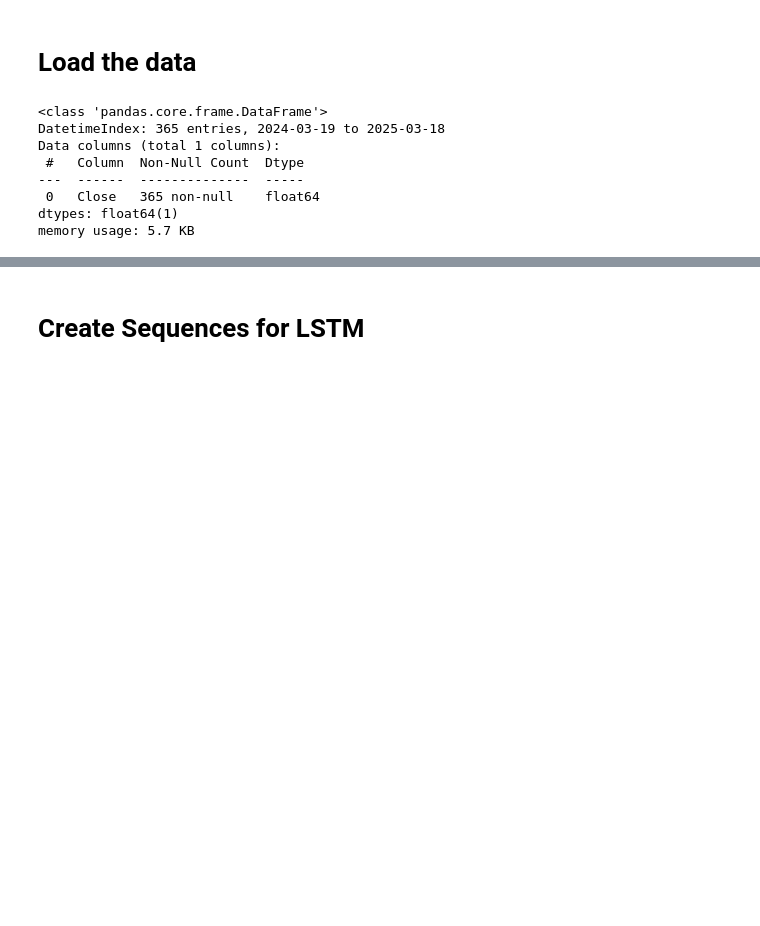
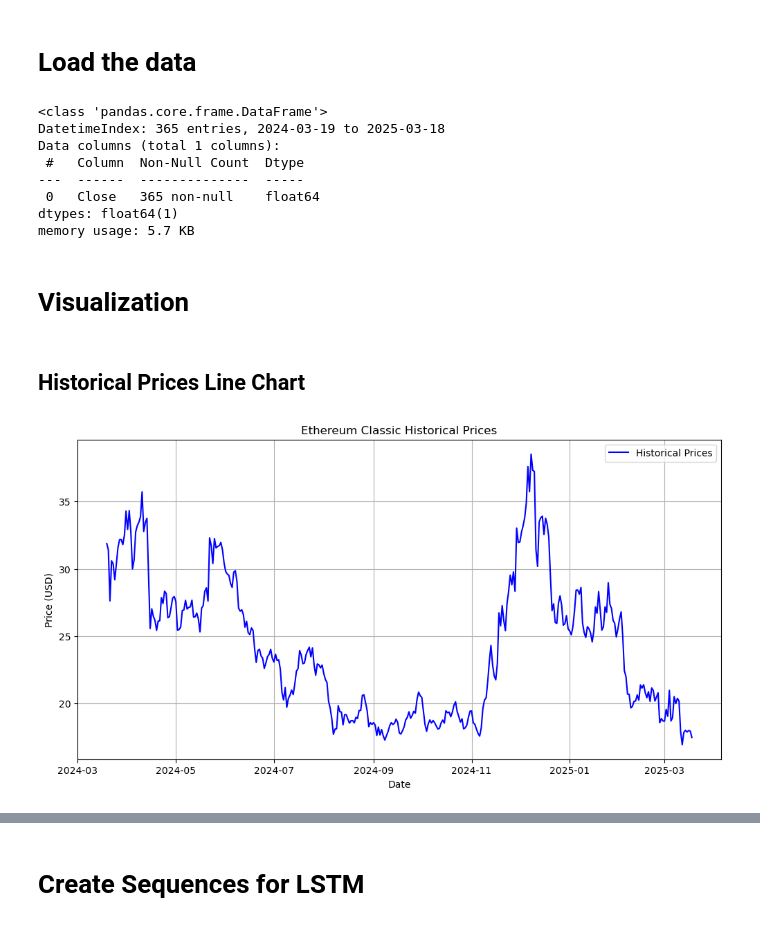
Before and after one commit to chathuryaprasad/ETC-Crypro-Prediction, a Jupyter notebook: ETC_prediction.ipynb, the cells around one changed output, grey strips where cells are left out. Cells and saved outputs as stored; diff of their text form; code cells hidden in the pictures; blank space fills up the shorter version.

Commit message:
Did some visualizations

```diff
--- a/ETC_prediction.ipynb
+++ b/ETC_prediction.ipynb
@@ -40,3 +27,18 @@ Data columns (total 1 columns):
  0   Close   365 non-null    float64
 dtypes: float64(1)
 memory usage: 5.7 KB
+# %% [markdown]
+# Visualization
+# %% [markdown]
+## Historical Prices Line Chart
+# %%
+plt.figure(figsize=(12, 6))
+plt.plot(df.index, df['Close'], label='Historical Prices', color='blue')
+plt.title('Ethereum Classic Historical Prices')
+plt.xlabel('Date')
+plt.ylabel('Price (USD)')
+plt.legend()
+plt.grid()
+plt.show()
+# %% [output]
+[figure, added]
```
Also changed, not shown: parts of 11 cells of this notebook.
